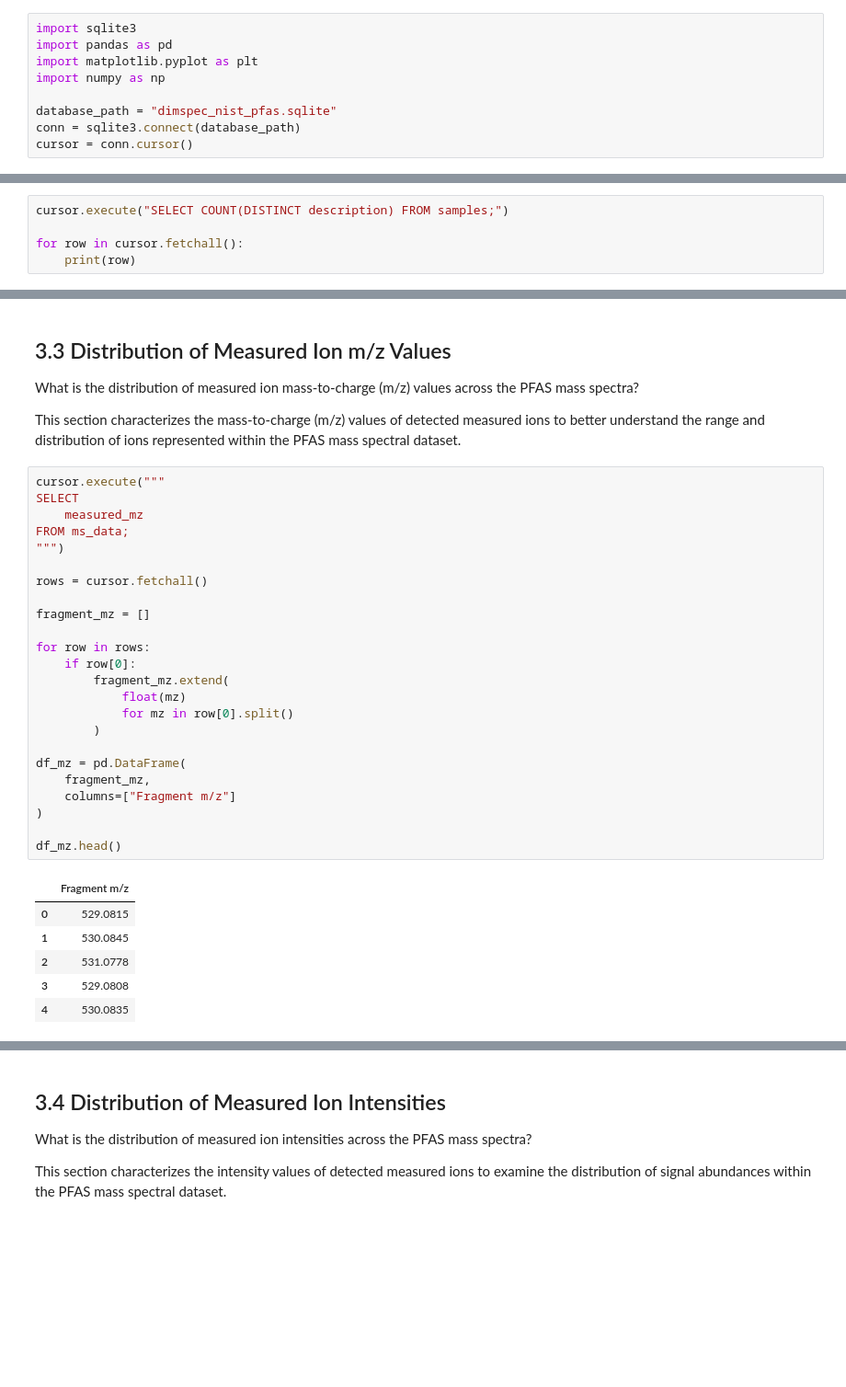
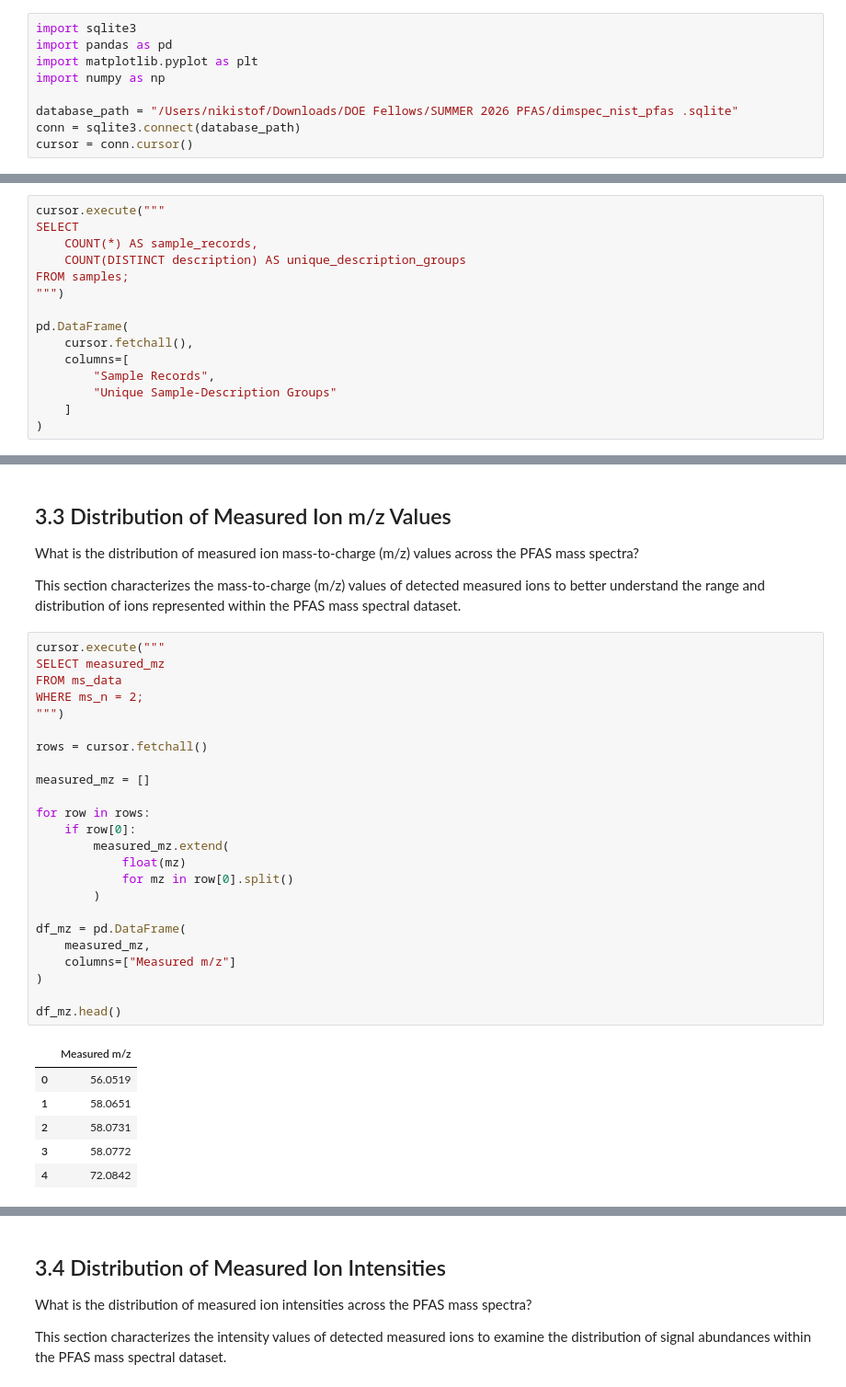
Before and after one commit to nicolestofenmacher/Exploratory-Analysis-of-NIST-PFAS-LC-MS-MS-Database, a Jupyter notebook: NIST_PFAS_LCMSMS_Exploratory_Analysis.ipynb, the cells around one changed output, grey strips where cells are left out. Shown at 92% size. Drawn from its saved outputs; the diff is of its cells as text; blank space fills up the shorter version.

```diff
--- a/NIST_PFAS_LCMSMS_Exploratory_Analysis.ipynb
+++ b/NIST_PFAS_LCMSMS_Exploratory_Analysis.ipynb
@@ -4,7 +4,7 @@ import pandas as pd
 import matplotlib.pyplot as plt
 import numpy as np
 
-database_path = "dimspec_nist_pfas.sqlite"
+database_path = "/Users/nikistof/Downloads/DOE Fellows/SUMMER 2026 PFAS/dimspec_nist_pfas .sqlite"
 conn = sqlite3.connect(database_path)
 cursor = conn.cursor()
 # %% [markdown]
@@ -290,6 +297,16 @@ The SQL JOIN confirms that the database can successfully retrieve integrated inf
 # %%
-cursor.execute("SELECT COUNT(DISTINCT description) FROM samples;")
+cursor.execute("""
+SELECT
+    COUNT(*) AS sample_records,
+    COUNT(DISTINCT description) AS unique_description_groups
+FROM samples;
+""")
 
-for row in cursor.fetchall():
-    print(row)
+pd.DataFrame(
+    cursor.fetchall(),
+    columns=[
+        "Sample Records",
+        "Unique Sample-Description Groups"
+    ]
+)
 # %% [output]
@@ -915,32 +939,32 @@ What is the distribution of measured ion mass-to-charge (m/z) values across the
 This section characterizes the mass-to-charge (m/z) values of detected measured ions to better understand the range and distribution of ions represented within the PFAS mass spectral dataset.
 # %%
 cursor.execute("""
-SELECT
-    measured_mz
-FROM ms_data;
+SELECT measured_mz
+FROM ms_data
+WHERE ms_n = 2;
 """)
 
 rows = cursor.fetchall()
 
-fragment_mz = []
+measured_mz = []
 
 for row in rows:
     if row[0]:
-        fragment_mz.extend(
+        measured_mz.extend(
             float(mz)
             for mz in row[0].split()
         )
 
 df_mz = pd.DataFrame(
-    fragment_mz,
-    columns=["Fragment m/z"]
+    measured_mz,
+    columns=["Measured m/z"]
 )
 
 df_mz.head()
 # %% [output]
-|  | Fragment m/z |
-| 0 | 529.0815 |
-| 1 | 530.0845 |
-| 2 | 531.0778 |
-| 3 | 529.0808 |
-| 4 | 530.0835 |
+|  | Measured m/z |
+| 0 | 56.0519 |
+| 1 | 58.0651 |
+| 2 | 58.0731 |
+| 3 | 58.0772 |
+| 4 | 72.0842 |
```
Also changed, not shown: parts of 34 cells of this notebook.
